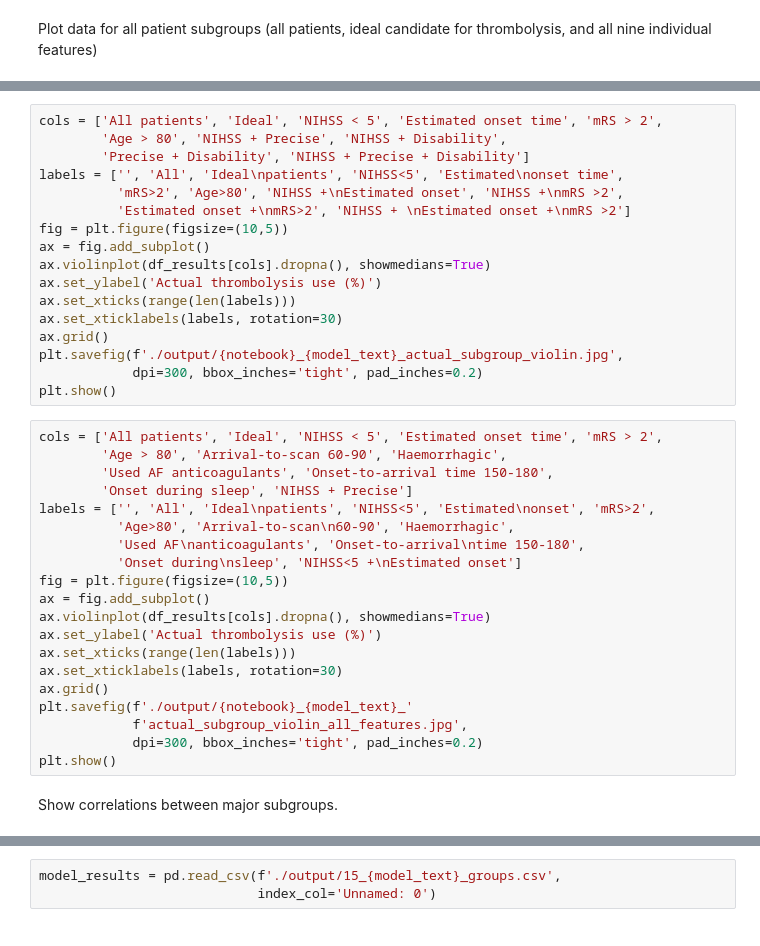
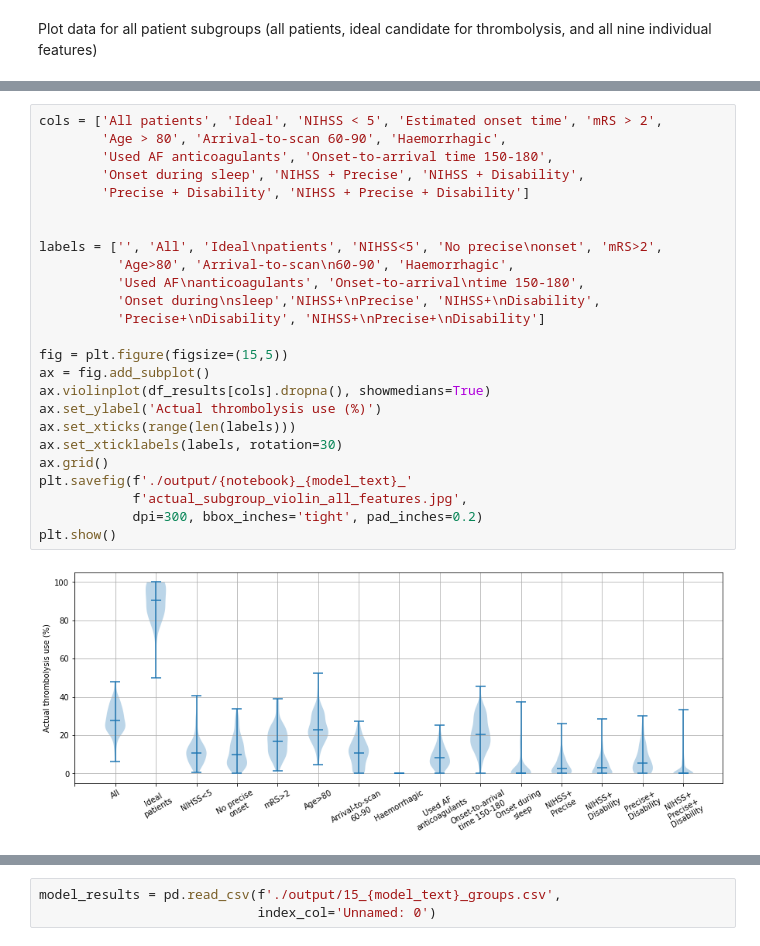
Before and after one commit to samuel-book/samuel_shap_paper_1, a Jupyter notebook: xgb_10_features/15a_observed_thrombolysis_subgroup_analysis.ipynb, the cells around one changed output, grey strips where cells are left out. Drawn from its saved outputs; the diff is of its cells as text.

```diff
--- a/xgb_10_features/15a_observed_thrombolysis_subgroup_analysis.ipynb
+++ b/xgb_10_features/15a_observed_thrombolysis_subgroup_analysis.ipynb
@@ -344,39 +352,27 @@ df_results.describe().T
 # %%
 cols = ['All patients', 'Ideal', 'NIHSS < 5', 'Estimated onset time', 'mRS > 2',
-        'Age > 80', 'NIHSS + Precise', 'NIHSS + Disability',
+        'Age > 80', 'Arrival-to-scan 60-90', 'Haemorrhagic',
+        'Used AF anticoagulants', 'Onset-to-arrival time 150-180',
+        'Onset during sleep', 'NIHSS + Precise', 'NIHSS + Disability',
         'Precise + Disability', 'NIHSS + Precise + Disability']
-labels = ['', 'All', 'Ideal\npatients', 'NIHSS<5', 'Estimated\nonset time',
-          'mRS>2', 'Age>80', 'NIHSS +\nEstimated onset', 'NIHSS +\nmRS >2',
-          'Estimated onset +\nmRS>2', 'NIHSS + \nEstimated onset +\nmRS >2']
-fig = plt.figure(figsize=(10,5))
+
+
+labels = ['', 'All', 'Ideal\npatients', 'NIHSS<5', 'No precise\nonset', 'mRS>2',
+          'Age>80', 'Arrival-to-scan\n60-90', 'Haemorrhagic',
+          'Used AF\nanticoagulants', 'Onset-to-arrival\ntime 150-180',
+          'Onset during\nsleep','NIHSS+\nPrecise', 'NIHSS+\nDisability',
+          'Precise+\nDisability', 'NIHSS+\nPrecise+\nDisability']
+
+fig = plt.figure(figsize=(15,5))
 ax = fig.add_subplot()
 ax.violinplot(df_results[cols].dropna(), showmedians=True)
 ax.set_ylabel('Actual thrombolysis use (%)')
 ax.set_xticks(range(len(labels)))
 ax.set_xticklabels(labels, rotation=30)
 ax.grid()
-plt.savefig(f'./output/{notebook}_{model_text}_actual_subgroup_violin.jpg',
+plt.savefig(f'./output/{notebook}_{model_text}_'
+            f'actual_subgroup_violin_all_features.jpg',
             dpi=300, bbox_inches='tight', pad_inches=0.2)
 plt.show()
+# %% [output]
+[figure, added]
-# %%
-cols = ['All patients', 'Ideal', 'NIHSS < 5', 'Estimated onset time', 'mRS > 2',
-        'Age > 80', 'Arrival-to-scan 60-90', 'Haemorrhagic',
-        'Used AF anticoagulants', 'Onset-to-arrival time 150-180',
-        'Onset during sleep', 'NIHSS + Precise']
-labels = ['', 'All', 'Ideal\npatients', 'NIHSS<5', 'Estimated\nonset', 'mRS>2',
-          'Age>80', 'Arrival-to-scan\n60-90', 'Haemorrhagic',
-          'Used AF\nanticoagulants', 'Onset-to-arrival\ntime 150-180',
-          'Onset during\nsleep', 'NIHSS<5 +\nEstimated onset']
-fig = plt.figure(figsize=(10,5))
-ax = fig.add_subplot()
-ax.violinplot(df_results[cols].dropna(), showmedians=True)
-ax.set_ylabel('Actual thrombolysis use (%)')
-ax.set_xticks(range(len(labels)))
-ax.set_xticklabels(labels, rotation=30)
-ax.grid()
-plt.savefig(f'./output/{notebook}_{model_text}_'
-            f'actual_subgroup_violin_all_features.jpg',
-            dpi=300, bbox_inches='tight', pad_inches=0.2)
-plt.show()
-# %% [markdown]
-Show correlations between major subgroups.
```
Also changed, not shown: parts of 25 cells of this notebook.
